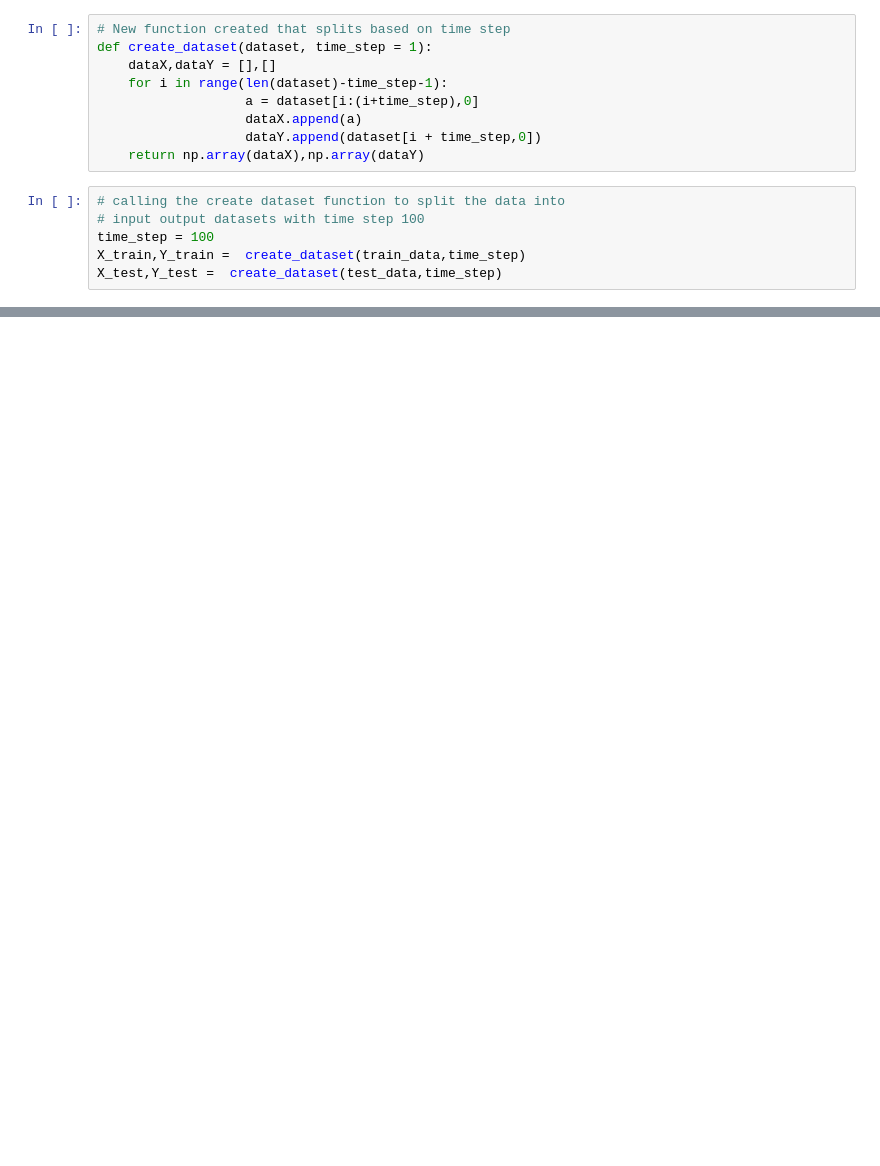
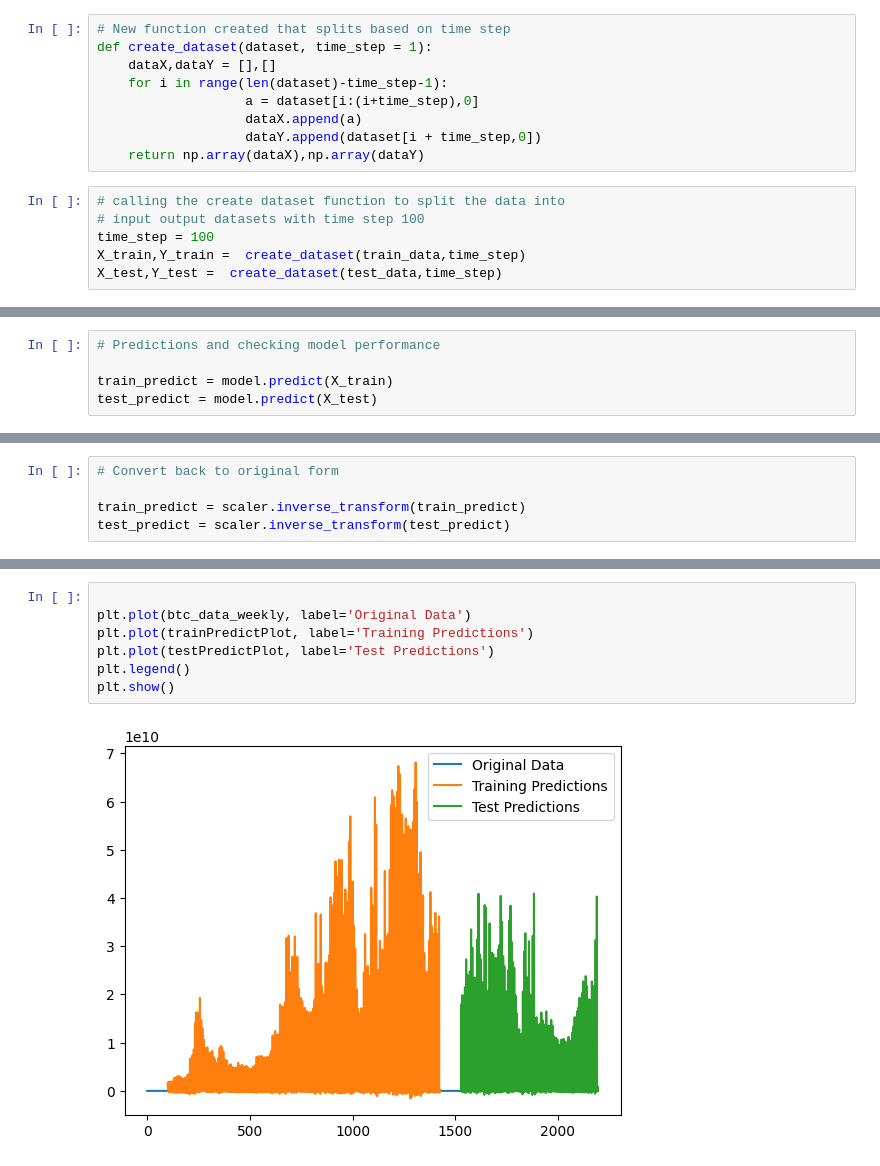
Before and after one commit to ekayizzi/smu_bc_hack, a Jupyter notebook: smuHack.ipynb, the cells around one changed output, grey strips where cells are left out. Drawn from its saved outputs; the diff is of its cells as text; blank space fills up the shorter version.

```diff
--- a/smuHack.ipynb
+++ b/smuHack.ipynb
@@ -119,0 +159,5 @@ model.compile(loss = 'mean_squared_error',optimizer = 'adam')
+# %%
+# Predictions and checking model performance
+
+train_predict = model.predict(X_train)
+test_predict = model.predict(X_test)
@@ -119,0 +167,5 @@ model.compile(loss = 'mean_squared_error',optimizer = 'adam')
+# %%
+# Convert back to original form
+
+train_predict = scaler.inverse_transform(train_predict)
+test_predict = scaler.inverse_transform(test_predict)
@@ -119,0 +196,9 @@ model.compile(loss = 'mean_squared_error',optimizer = 'adam')
+# %%
+
+plt.plot(btc_data_weekly, label='Original Data')
+plt.plot(trainPredictPlot, label='Training Predictions')
+plt.plot(testPredictPlot, label='Test Predictions')
+plt.legend()
+plt.show()
+# %% [output]
+[figure, added]
```
Also changed, not shown: parts of 16 cells of this notebook, 1 other file.
